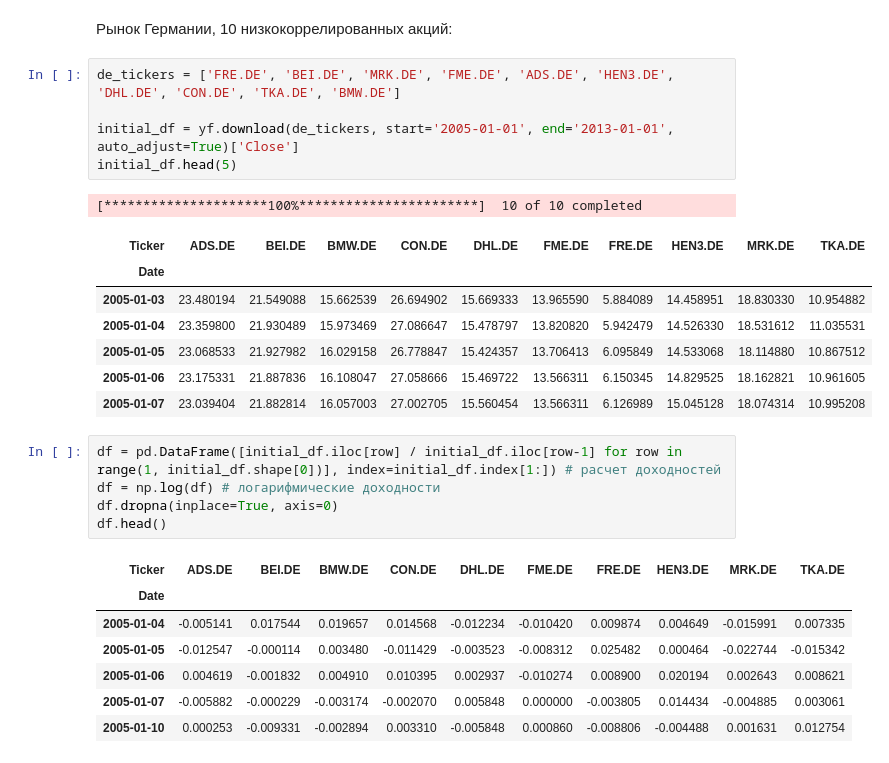
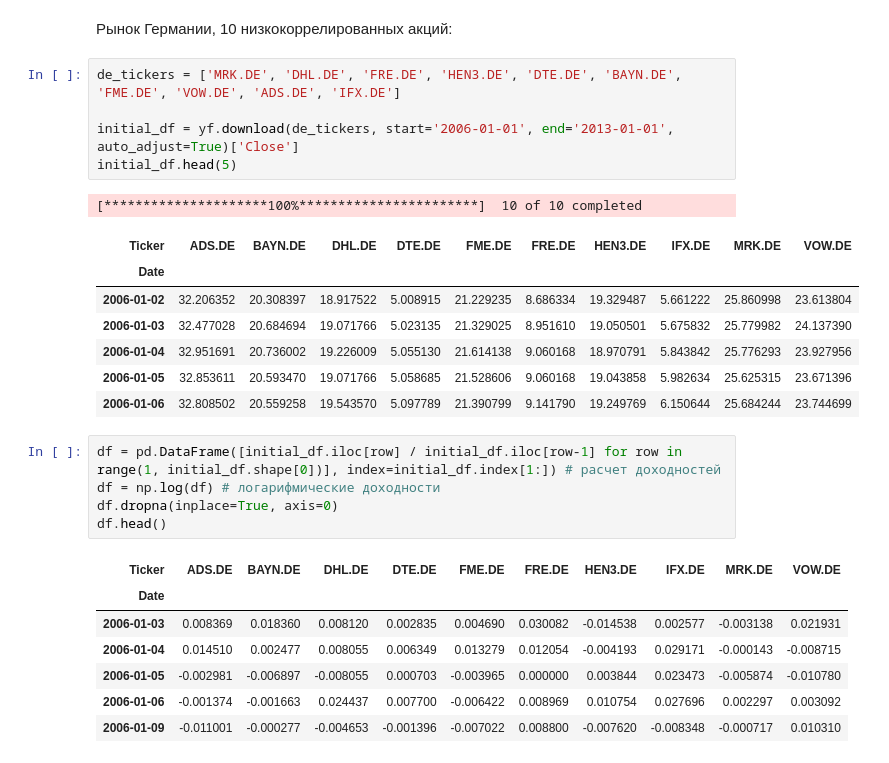
Before and after one commit to sadberyy/CrisisAnalysis, a Jupyter notebook: threshold_selection.ipynb, the cells around one changed output. Saved outputs shown, nothing was run; the diff lists cells and outputs as text.

```diff
--- a/threshold_selection.ipynb
+++ b/threshold_selection.ipynb
@@ -12,32 +12,32 @@ plt.style.use('ggplot')
 # %% [markdown]
 Рынок Германии, 10 низкокоррелированных акций:
 # %%
-de_tickers = ['FRE.DE', 'BEI.DE', 'MRK.DE', 'FME.DE', 'ADS.DE', 'HEN3.DE', 'DHL.DE', 'CON.DE', 'TKA.DE', 'BMW.DE']
+de_tickers = ['MRK.DE', 'DHL.DE', 'FRE.DE', 'HEN3.DE', 'DTE.DE', 'BAYN.DE', 'FME.DE', 'VOW.DE', 'ADS.DE', 'IFX.DE']
 
-initial_df = yf.download(de_tickers, start='2005-01-01', end='2013-01-01', auto_adjust=True)['Close']
+initial_df = yf.download(de_tickers, start='2006-01-01', end='2013-01-01', auto_adjust=True)['Close']
 initial_df.head(5)
 # %% [output]
 [*********************100%***********************]  10 of 10 completed
-| Ticker | ADS.DE | BEI.DE | BMW.DE | CON.DE | DHL.DE | FME.DE | FRE.DE | HEN3.DE | MRK.DE | TKA.DE |
+| Ticker | ADS.DE | BAYN.DE | DHL.DE | DTE.DE | FME.DE | FRE.DE | HEN3.DE | IFX.DE | MRK.DE | VOW.DE |
 | Date |  |  |  |  |  |  |  |  |  |  |
-| 2005-01-03 | 23.480194 | 21.549088 | 15.662539 | 26.694902 | 15.669333 | 13.965590 | 5.884089 | 14.458951 | 18.830330 | 10.954882 |
-| 2005-01-04 | 23.359800 | 21.930489 | 15.973469 | 27.086647 | 15.478797 | 13.820820 | 5.942479 | 14.526330 | 18.531612 | 11.035531 |
-| 2005-01-05 | 23.068533 | 21.927982 | 16.029158 | 26.778847 | 15.424357 | 13.706413 | 6.095849 | 14.533068 | 18.114880 | 10.867512 |
-| 2005-01-06 | 23.175331 | 21.887836 | 16.108047 | 27.058666 | 15.469722 | 13.566311 | 6.150345 | 14.829525 | 18.162821 | 10.961605 |
-| 2005-01-07 | 23.039404 | 21.882814 | 16.057003 | 27.002705 | 15.560454 | 13.566311 | 6.126989 | 15.045128 | 18.074314 | 10.995208 |
+| 2006-01-02 | 32.206352 | 20.308397 | 18.917522 | 5.008915 | 21.229235 | 8.686334 | 19.329487 | 5.661222 | 25.860998 | 23.613804 |
+| 2006-01-03 | 32.477028 | 20.684694 | 19.071766 | 5.023135 | 21.329025 | 8.951610 | 19.050501 | 5.675832 | 25.779982 | 24.137390 |
+| 2006-01-04 | 32.951691 | 20.736002 | 19.226009 | 5.055130 | 21.614138 | 9.060168 | 18.970791 | 5.843842 | 25.776293 | 23.927956 |
+| 2006-01-05 | 32.853611 | 20.593470 | 19.071766 | 5.058685 | 21.528606 | 9.060168 | 19.043858 | 5.982634 | 25.625315 | 23.671396 |
+| 2006-01-06 | 32.808502 | 20.559258 | 19.543570 | 5.097789 | 21.390799 | 9.141790 | 19.249769 | 6.150644 | 25.684244 | 23.744699 |
 # %%
 df = pd.DataFrame([initial_df.iloc[row] / initial_df.iloc[row-1] for row in range(1, initial_df.shape[0])], index=initial_df.index[1:]) # расчет доходностей
 df = np.log(df) # логарифмические доходности
 df.dropna(inplace=True, axis=0)
 df.head()
 # %% [output]
-| Ticker | ADS.DE | BEI.DE | BMW.DE | CON.DE | DHL.DE | FME.DE | FRE.DE | HEN3.DE | MRK.DE | TKA.DE |
+| Ticker | ADS.DE | BAYN.DE | DHL.DE | DTE.DE | FME.DE | FRE.DE | HEN3.DE | IFX.DE | MRK.DE | VOW.DE |
 | Date |  |  |  |  |  |  |  |  |  |  |
-| 2005-01-04 | -0.005141 | 0.017544 | 0.019657 | 0.014568 | -0.012234 | -0.010420 | 0.009874 | 0.004649 | -0.015991 | 0.007335 |
-| 2005-01-05 | -0.012547 | -0.000114 | 0.003480 | -0.011429 | -0.003523 | -0.008312 | 0.025482 | 0.000464 | -0.022744 | -0.015342 |
-| 2005-01-06 | 0.004619 | -0.001832 | 0.004910 | 0.010395 | 0.002937 | -0.010274 | 0.008900 | 0.020194 | 0.002643 | 0.008621 |
-| 2005-01-07 | -0.005882 | -0.000229 | -0.003174 | -0.002070 | 0.005848 | 0.000000 | -0.003805 | 0.014434 | -0.004885 | 0.003061 |
-| 2005-01-10 | 0.000253 | -0.009331 | -0.002894 | 0.003310 | -0.005848 | 0.000860 | -0.008806 | -0.004488 | 0.001631 | 0.012754 |
+| 2006-01-03 | 0.008369 | 0.018360 | 0.008120 | 0.002835 | 0.004690 | 0.030082 | -0.014538 | 0.002577 | -0.003138 | 0.021931 |
+| 2006-01-04 | 0.014510 | 0.002477 | 0.008055 | 0.006349 | 0.013279 | 0.012054 | -0.004193 | 0.029171 | -0.000143 | -0.008715 |
+| 2006-01-05 | -0.002981 | -0.006897 | -0.008055 | 0.000703 | -0.003965 | 0.000000 | 0.003844 | 0.023473 | -0.005874 | -0.010780 |
+| 2006-01-06 | -0.001374 | -0.001663 | 0.024437 | 0.007700 | -0.006422 | 0.008969 | 0.010754 | 0.027696 | 0.002297 | 0.003092 |
+| 2006-01-09 | -0.011001 | -0.000277 | -0.004653 | -0.001396 | -0.007022 | 0.008800 | -0.007620 | -0.008348 | -0.000717 | 0.010310 |
 # %%
 pd.set_option('display.width', 200)
 pd.set_option('display.max_columns', 15)
```
Also changed, not shown: parts of 5 cells of this notebook.
